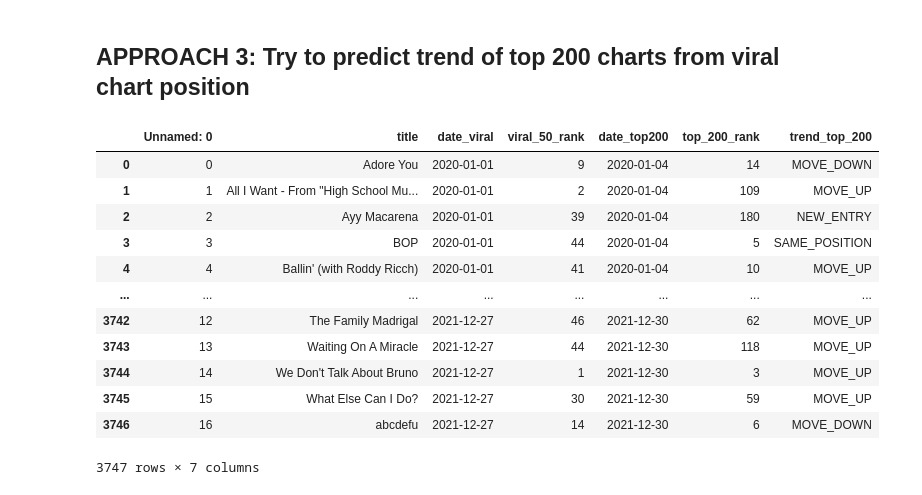
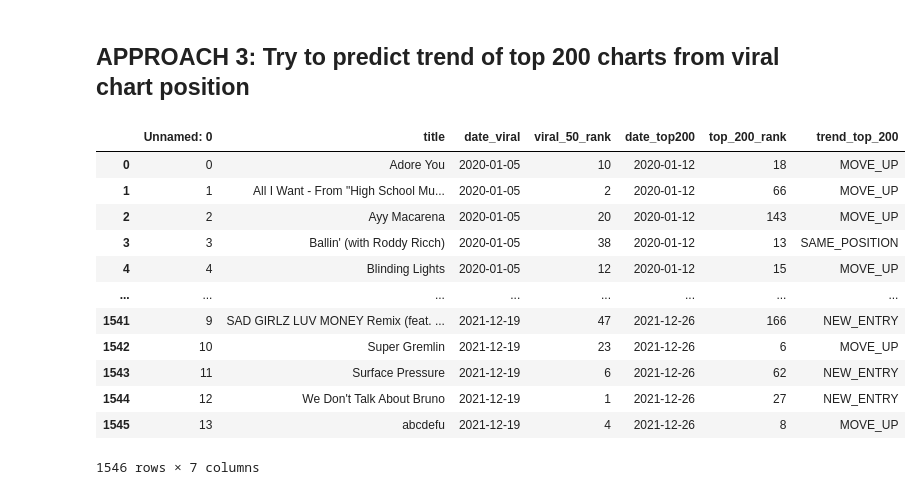
Before and after one commit to Falk358/data_science, a Jupyter notebook: project/03_prediction.ipynb, the cells around one changed output. Drawn from its saved outputs; the diff is of its cells as text; code cells hidden in the pictures.

```diff
--- a/project/03_prediction.ipynb
+++ b/project/03_prediction.ipynb
@@ -135,24 +148,34 @@ accuracy of support vector machines with polynomial kernel is: 0.024713150926743
 r^2 score of support vector machines with polynomial kernel is: 0.058050987749696505
 # %% [markdown]
 ## APPROACH 3: Try to predict trend of top 200 charts from viral chart position
-# %%
-# df_trends_top_200 = pd.read_csv('../data/daily_ranks_with_trends_top_200.csv')
-df_trends_top_200 = pd.read_csv('../data/three_days_ranks_with_trends_top_200.csv')
-df_trends_top_200
-# %% [output]
-|  | Unnamed: 0 | title | date_viral | viral_50_rank | date_top200 | top_200_rank | trend_top_200 |
-| 0 | 0 | Adore You | 2020-01-01 | 9 | 2020-01-04 | 14 | MOVE_DOWN |
-| 1 | 1 | All I Want - From "High School Mu... | 2020-01-01 | 2 | 2020-01-04 | 109 | MOVE_UP |
-| 2 | 2 | Ayy Macarena | 2020-01-01 | 39 | 2020-01-04 | 180 | NEW_ENTRY |
-| 3 | 3 | BOP | 2020-01-01 | 44 | 2020-01-04 | 5 | SAME_POSITION |
-| 4 | 4 | Ballin' (with Roddy Ricch) | 2020-01-01 | 41 | 2020-01-04 | 10 | MOVE_UP |
-| ... | ... | ... | ... | ... | ... | ... | ... |
-| 3742 | 12 | The Family Madrigal | 2021-12-27 | 46 | 2021-12-30 | 62 | MOVE_UP |
-| 3743 | 13 | Waiting On A Miracle | 2021-12-27 | 44 | 2021-12-30 | 118 | MOVE_UP |
-| 3744 | 14 | We Don't Talk About Bruno | 2021-12-27 | 1 | 2021-12-30 | 3 | MOVE_UP |
-| 3745 | 15 | What Else Can I Do? | 2021-12-27 | 30 | 2021-12-30 | 59 | MOVE_UP |
-| 3746 | 16 | abcdefu | 2021-12-27 | 14 | 2021-12-30 | 6 | MOVE_DOWN |
-3747 rows × 7 columns
+# %%
+def choose_freq_for_classification(freq):
+    if freq == 1:
+        return pd.read_csv('../data/daily_ranks_with_trends_top_200.csv')
+    elif freq == 3:
+        return pd.read_csv('../data/3_days_ranks_with_trends_top_200.csv')
+    elif freq == 7:
+        return pd.read_csv('../data/weekly_ranks_with_trends_top_200.csv')
+    else:
+        print('Wrong input, taking weekly granularity!')
+        return pd.read_csv('../data/weekly_ranks_with_trends_top_200.csv')
+# %%
+df_trends_top_200 = choose_freq_for_classification(7)
+df_trends_top_200
+# %% [output]
+|  | Unnamed: 0 | title | date_viral | viral_50_rank | date_top200 | top_200_rank | trend_top_200 |
+| 0 | 0 | Adore You | 2020-01-05 | 10 | 2020-01-12 | 18 | MOVE_UP |
+| 1 | 1 | All I Want - From "High School Mu... | 2020-01-05 | 2 | 2020-01-12 | 66 | MOVE_UP |
+| 2 | 2 | Ayy Macarena | 2020-01-05 | 20 | 2020-01-12 | 143 | MOVE_UP |
+| 3 | 3 | Ballin' (with Roddy Ricch) | 2020-01-05 | 38 | 2020-01-12 | 13 | SAME_POSITION |
+| 4 | 4 | Blinding Lights | 2020-01-05 | 12 | 2020-01-12 | 15 | MOVE_UP |
+| ... | ... | ... | ... | ... | ... | ... | ... |
+| 1541 | 9 | SAD GIRLZ LUV MONEY Remix (feat. ... | 2021-12-19 | 47 | 2021-12-26 | 166 | NEW_ENTRY |
+| 1542 | 10 | Super Gremlin | 2021-12-19 | 23 | 2021-12-26 | 6 | MOVE_UP |
+| 1543 | 11 | Surface Pressure | 2021-12-19 | 6 | 2021-12-26 | 62 | NEW_ENTRY |
+| 1544 | 12 | We Don't Talk About Bruno | 2021-12-19 | 1 | 2021-12-26 | 27 | NEW_ENTRY |
+| 1545 | 13 | abcdefu | 2021-12-19 | 4 | 2021-12-26 | 8 | MOVE_UP |
+1546 rows × 7 columns
 # %%
 df_classifier_approach_3 = pd.DataFrame()
 # %%
```
Also changed, not shown: parts of 13 cells of this notebook, 1 other file.
